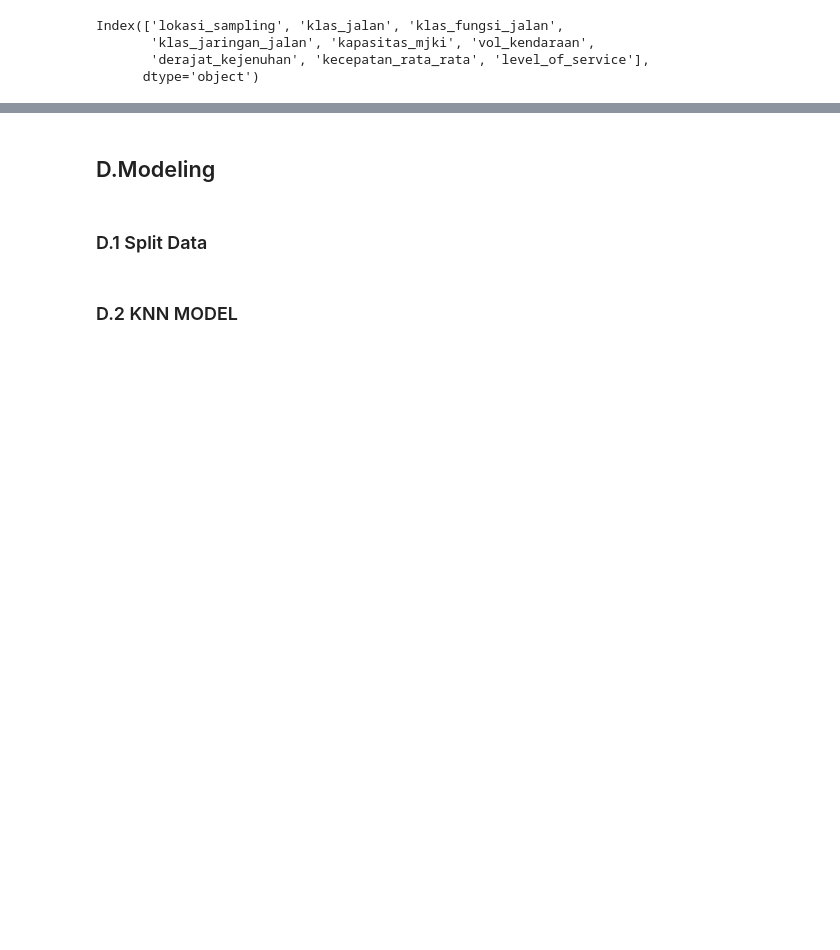
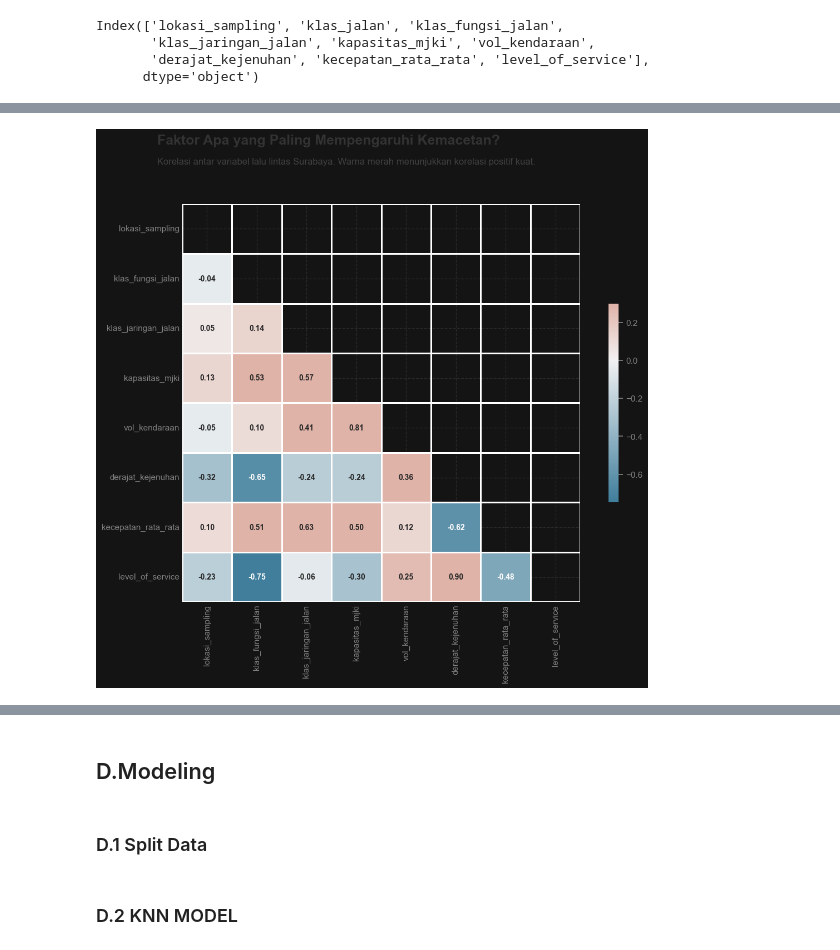
Before and after one commit to ghatpreneur/Data-Analytics-Project, a Jupyter notebook: Traffic Level of Service/Surabaya.ipynb, the cells around one changed output, grey strips where cells are left out. Saved outputs shown, nothing was run; the diff lists cells and outputs as text; code cells hidden in the pictures; blank space fills up the shorter version.

```diff
--- a/Traffic Level of Service/Surabaya.ipynb
+++ b/Traffic Level of Service/Surabaya.ipynb
@@ -203,0 +258,37 @@ Text(0, 0.5, '')
+# %%
+# 1. Setup Data & Masking (Supaya tidak duplikat segitiga atas)
+corr = df_clean.corr(numeric_only=True)
+mask = np.triu(np.ones_like(corr, dtype=bool))
+
+# 2. Setup Figure dengan ukuran proporsional
+plt.figure(figsize=(12, 10))
+
+# 3. Custom Palette (Lebih elegan, tidak 'menor')
+# Google style often uses diverging palettes that are softer
+cmap = sns.diverging_palette(230, 20, as_cmap=True)
+
+# 4. Plotting
+ax = sns.heatmap(corr, mask=mask, cmap=cmap, vmax=.3, center=0,
+            square=True, linewidths=2, cbar_kws={"shrink": .5},
+            annot=True, fmt=".2f", annot_kws={"size": 10, "weight": "bold"})
+
+# 5. typography & Storytelling (KUNCI UTAMA)
+# Hapus label X dan Y yang mengganggu jika sudah jelas
+plt.xlabel("")
+plt.ylabel("")
+
+# Judul Utama (Insight)
+plt.text(x=-0.5, y=-1.2, s="Faktor Apa yang Paling Mempengaruhi Kemacetan?",
+         fontsize=18, fontweight='bold', color='#333333')
+
+# Sub-judul (Penjelasan)
+plt.text(x=-0.5, y=-0.8, s="Korelasi antar variabel lalu lintas Surabaya. Warna merah menunjukkan korelasi positif kuat.",
+         fontsize=12, alpha=0.7, color='#555555')
+
+# Hapus ticks yang kaku
+plt.tick_params(axis='both', which='both', length=0)
+
+plt.tight_layout()
+plt.show()
+# %% [output]
+[figure, added]
```
Also changed, not shown: parts of 17 cells of this notebook.
